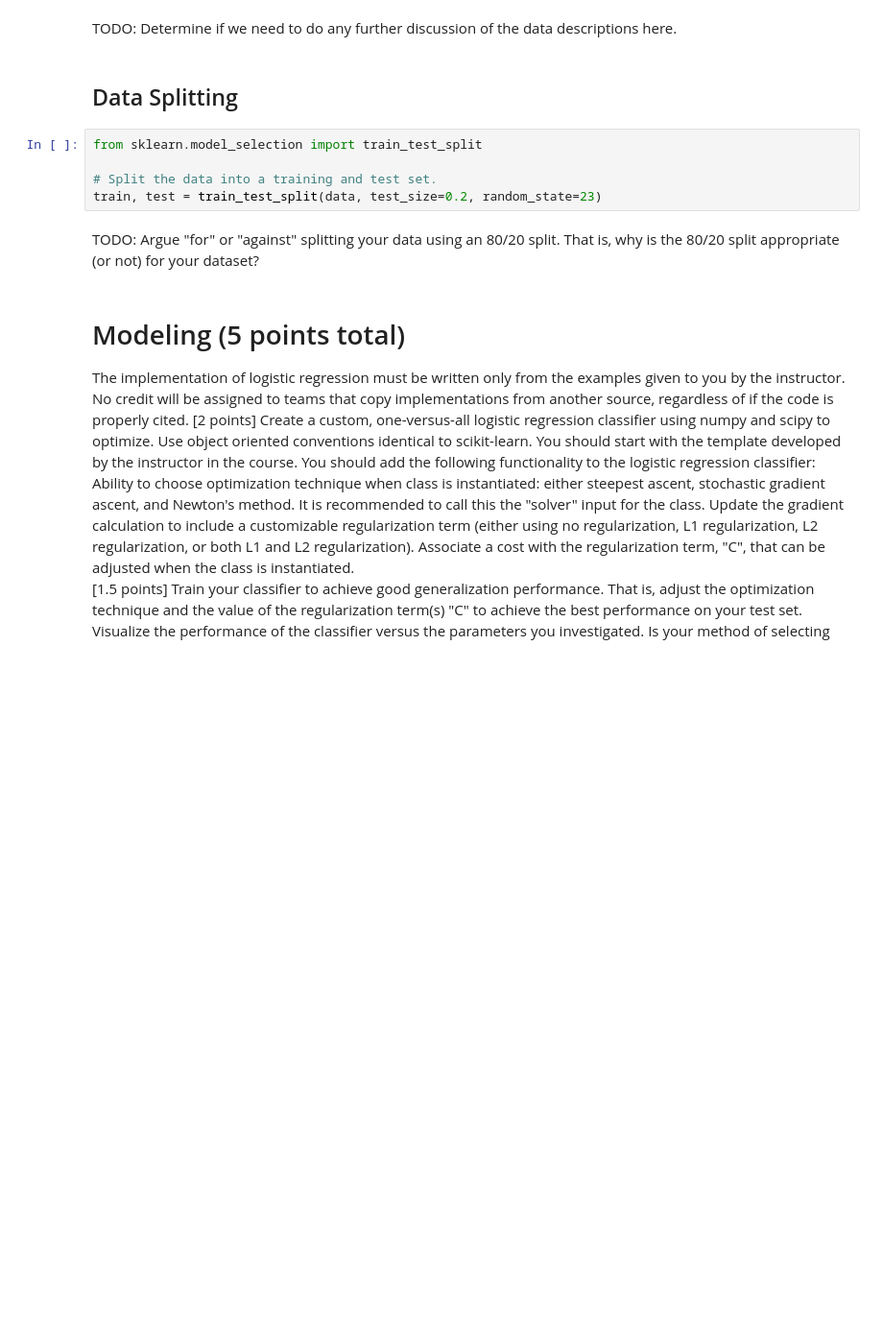
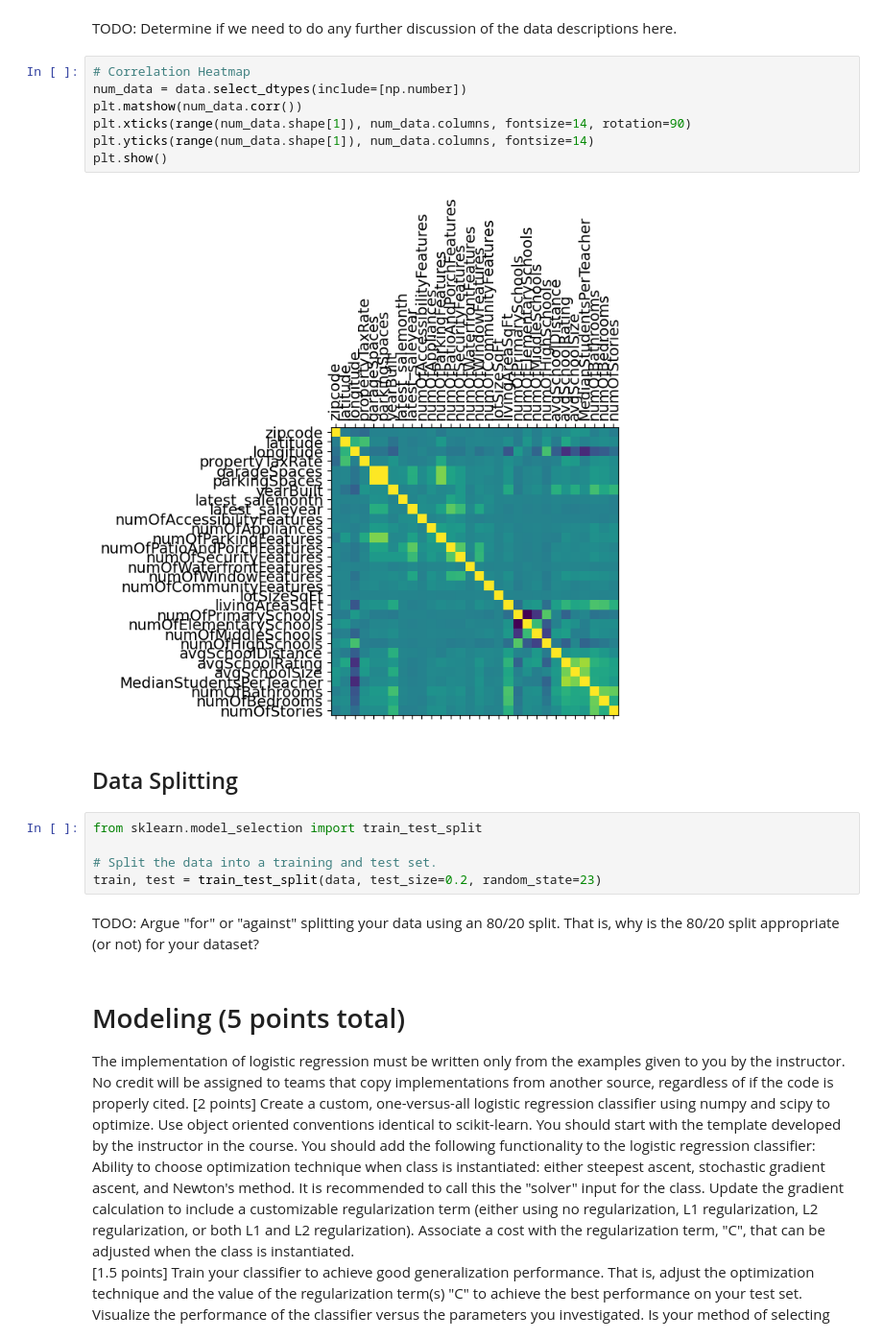
Before and after one commit to QuinnMatthews/MLinPyNotebooks, a Jupyter notebook: Lab Three/LabThree.ipynb, the cells around one changed output. Shown at 96% size. Saved outputs shown, nothing was run; the diff lists cells and outputs as text; blank space fills up the shorter version.

```diff
--- a/Lab Three/LabThree.ipynb
+++ b/Lab Three/LabThree.ipynb
@@ -78,5 +78,14 @@ data.describe() # TODO: We could probably make this more relevant to the data by
 # %% [markdown]
 TODO: Determine if we need to do any further discussion of the data descriptions here.
+# %%
+# Correlation Heatmap
+num_data = data.select_dtypes(include=[np.number])
+plt.matshow(num_data.corr())
+plt.xticks(range(num_data.shape[1]), num_data.columns, fontsize=14, rotation=90)
+plt.yticks(range(num_data.shape[1]), num_data.columns, fontsize=14)
+plt.show()
+# %% [output]
+[figure, added]
 # %% [markdown]
 ## Data Splitting
 # %%
```
Also changed, not shown: parts of 6 cells of this notebook.
